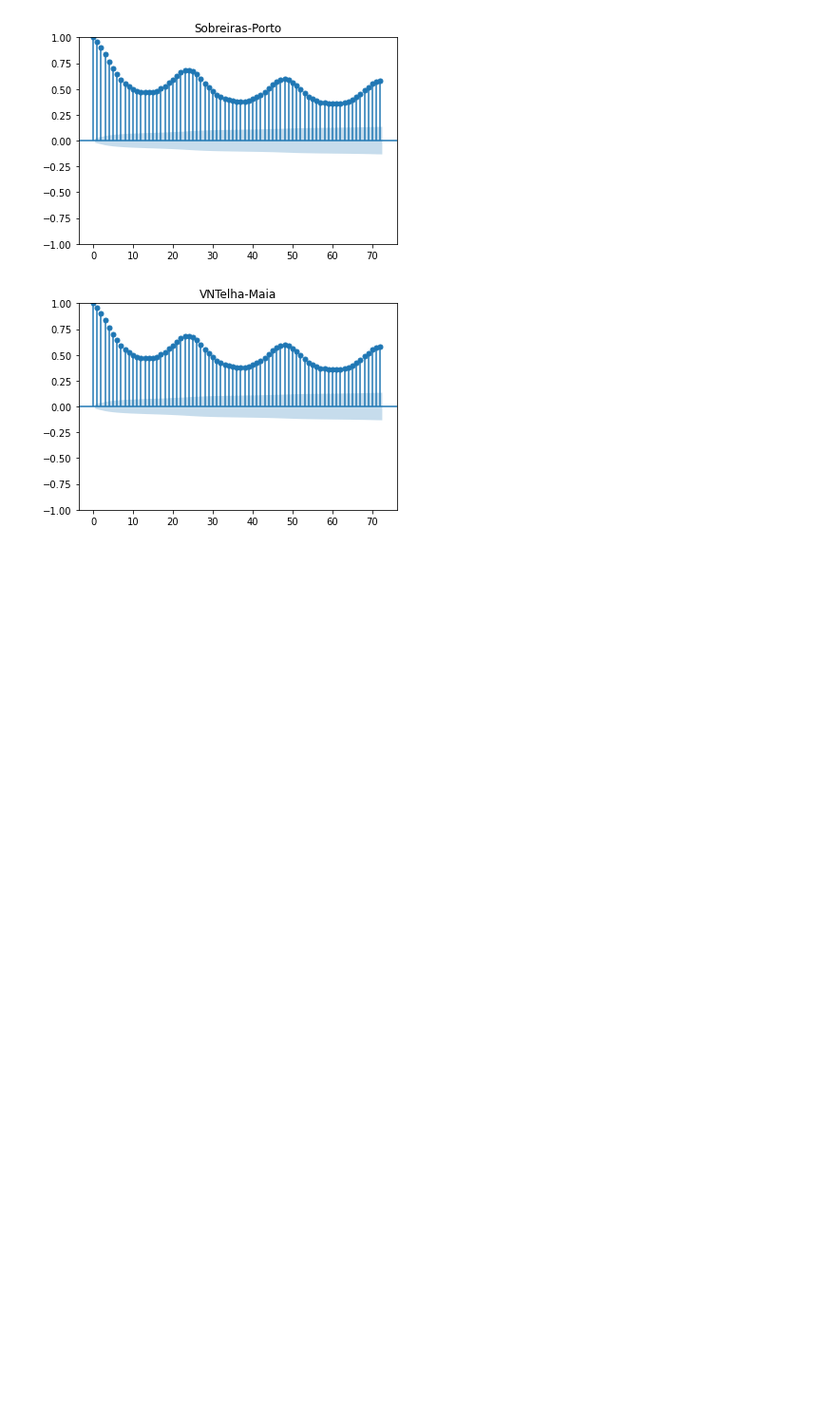
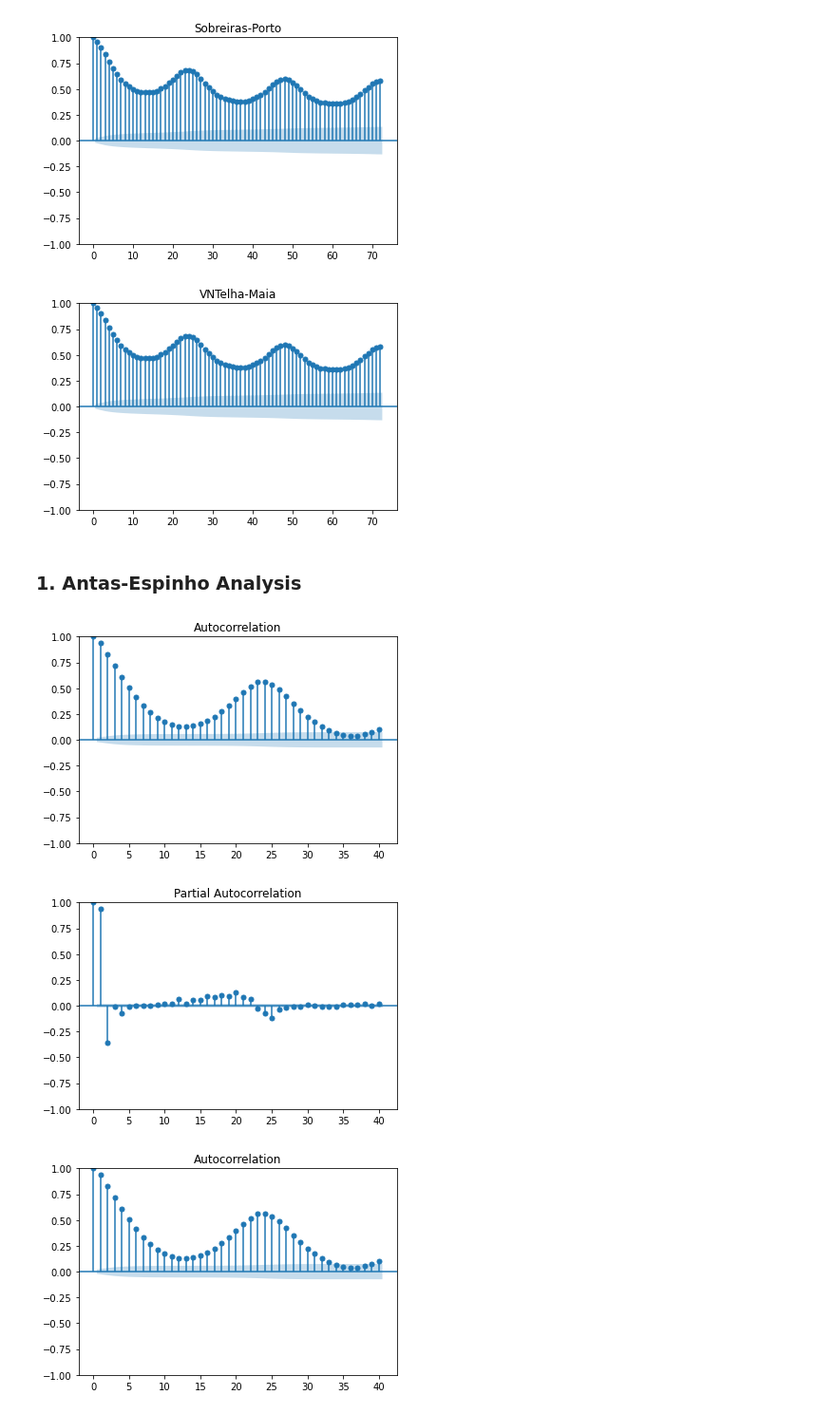
Before and after one commit to marcoHoev/time-series, a Jupyter notebook: data.ipynb, the cells around one changed output. Shown: that part at 95% size. Saved outputs shown, nothing was run; the diff lists cells and outputs as text; code cells hidden in the pictures; blank space fills up the shorter version.

```diff
--- a/data.ipynb
+++ b/data.ipynb
@@ -48,3 +48,13 @@ plt.show()
 [figure]
 [figure]
 [figure]
+# %% [markdown]
+### 1. Antas-Espinho Analysis
+# %%
+antas = data['Antas-Espinho']
+plot_pacf(antas)
+plot_acf(antas)
+# %% [output]
+[figure, added]
+[figure, added]
+[figure, added]
```
Also changed, not shown: parts of 5 cells of this notebook.
